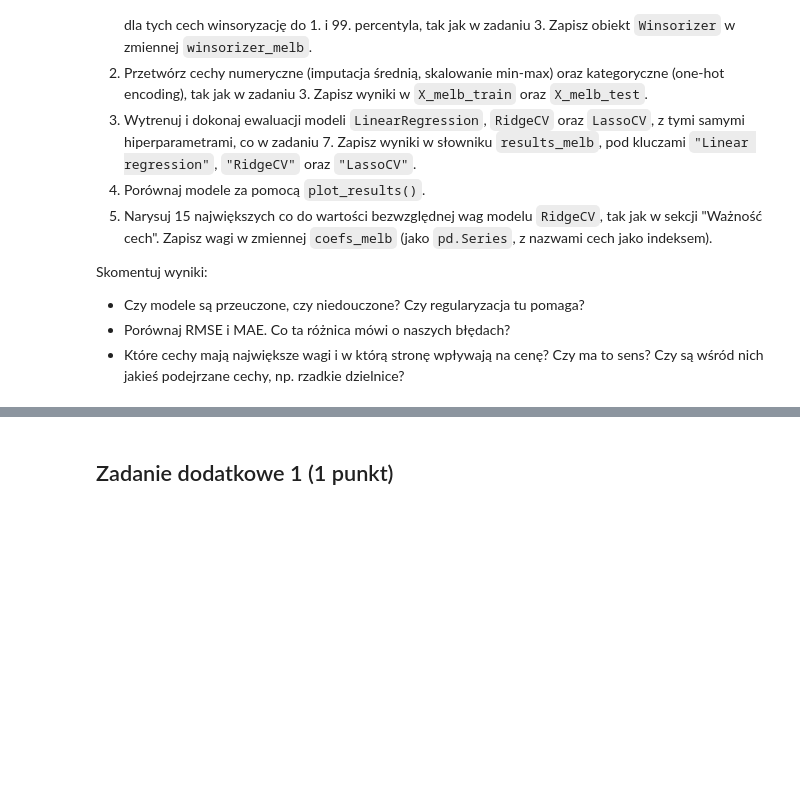
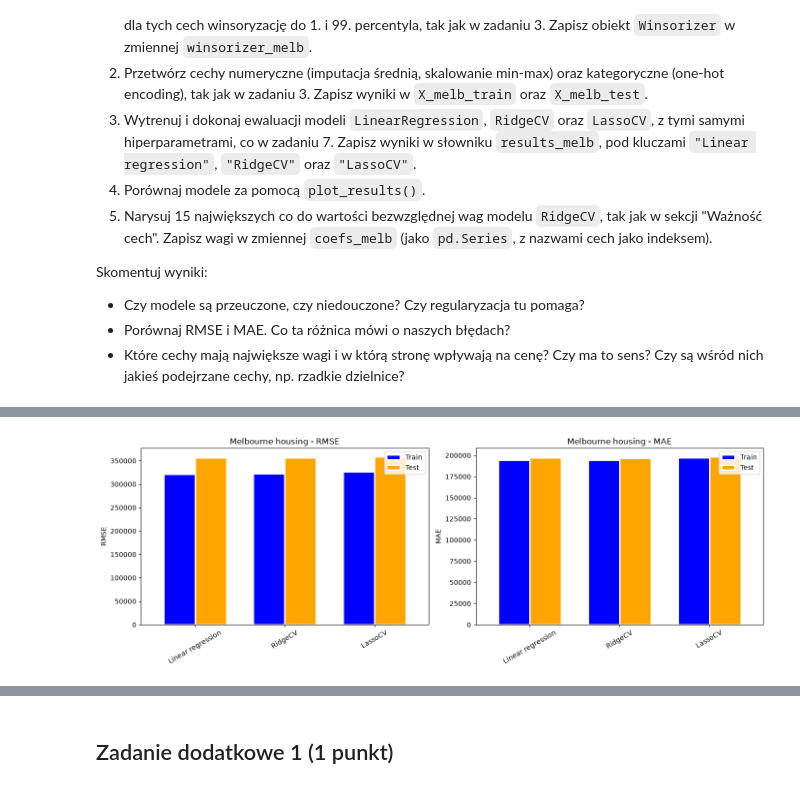
Before and after one commit to xxdagi/Podstawy-Sztucznej-Inteligencji, a Jupyter notebook: lab1/lab_1.ipynb, the cells around one changed output, grey strips where cells are left out. Saved outputs shown, nothing was run; the diff lists cells and outputs as text; code cells hidden in the pictures; blank space fills up the shorter version.

```diff
--- a/lab1/lab_1.ipynb
+++ b/lab1/lab_1.ipynb
@@ -1509,0 +1555,32 @@ Skomentuj wyniki:
+# %%
+results_melb = {}
+
+print("Linear Regression \n")
+
+reg_linear_melb = LinearRegression()
+reg_linear_melb.fit(X_melb_train, y_melb_train)
+results_melb["Linear regression"] = evaluate_model(
+    reg_linear_melb, X_melb_train, X_melb_test, y_melb_train, y_melb_test
+)
+
+print()
+
+reg_ridge_cv_melb = RidgeCV(alphas=np.logspace(-3, 3, 100), cv=5)
+reg_ridge_cv_melb.fit(X_melb_train, y_melb_train)
+
+print(f"RidgeCV alpha: {reg_ridge_cv_melb.alpha_}\n")
+
+results_melb["RidgeCV"] = evaluate_model(
+    reg_ridge_cv_melb, X_melb_train, X_melb_test, y_melb_train, y_melb_test
+)
+
+print()
+
+reg_lasso_cv_melb = LassoCV(alphas=100, cv=5, random_state=0, max_iter=10000)
+reg_lasso_cv_melb.fit(X_melb_train, y_melb_train)
+
+print(f"LassoCV alpha: {reg_lasso_cv_melb.alpha_}\n")
+
+results_melb["LassoCV"] = evaluate_model(
+    reg_lasso_cv_melb, X_melb_train, X_melb_test, y_melb_train, y_melb_test
+)
@@ -1509,0 +1608,4 @@ Skomentuj wyniki:
+# %%
+plot_results(results_melb, "Melbourne housing")
+# %% [output]
+[figure, added]
```
Also changed, not shown: parts of 13 cells of this notebook.
